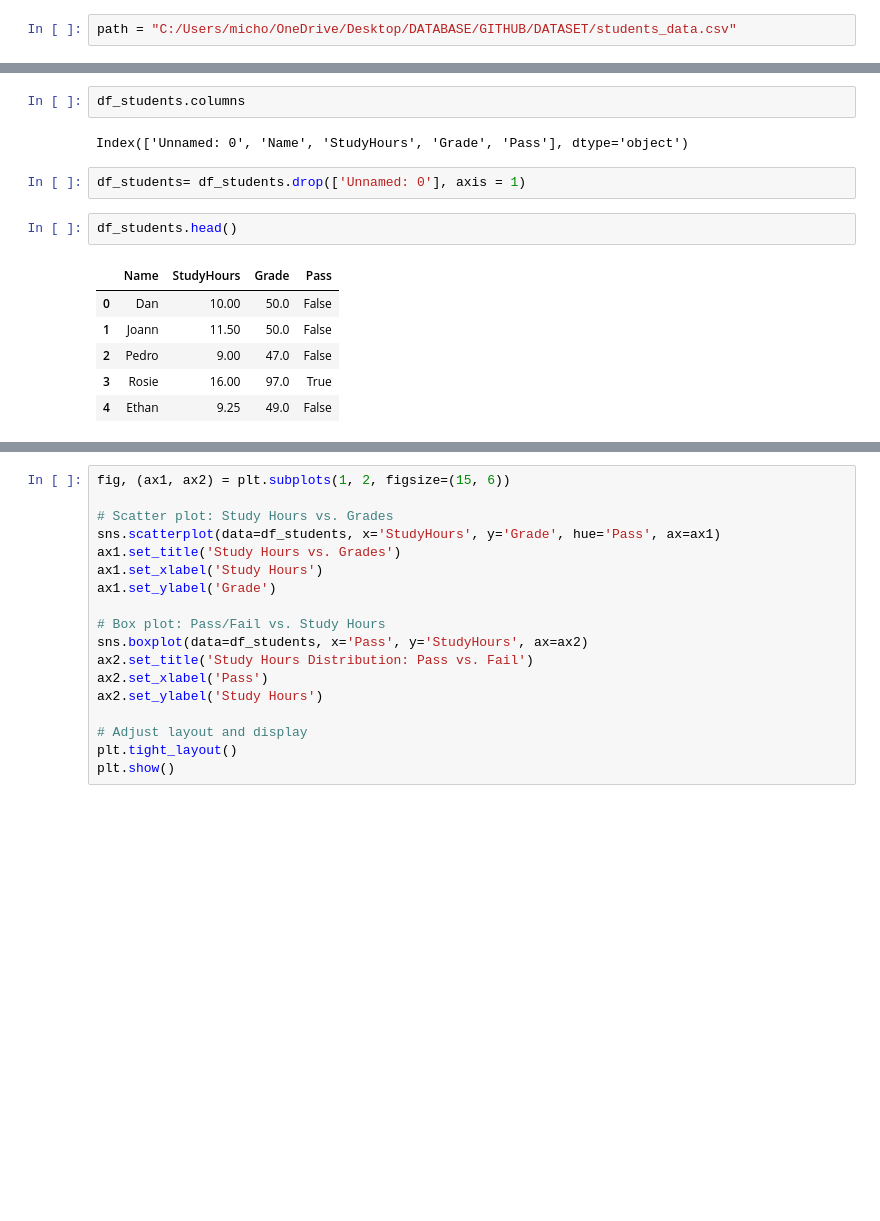
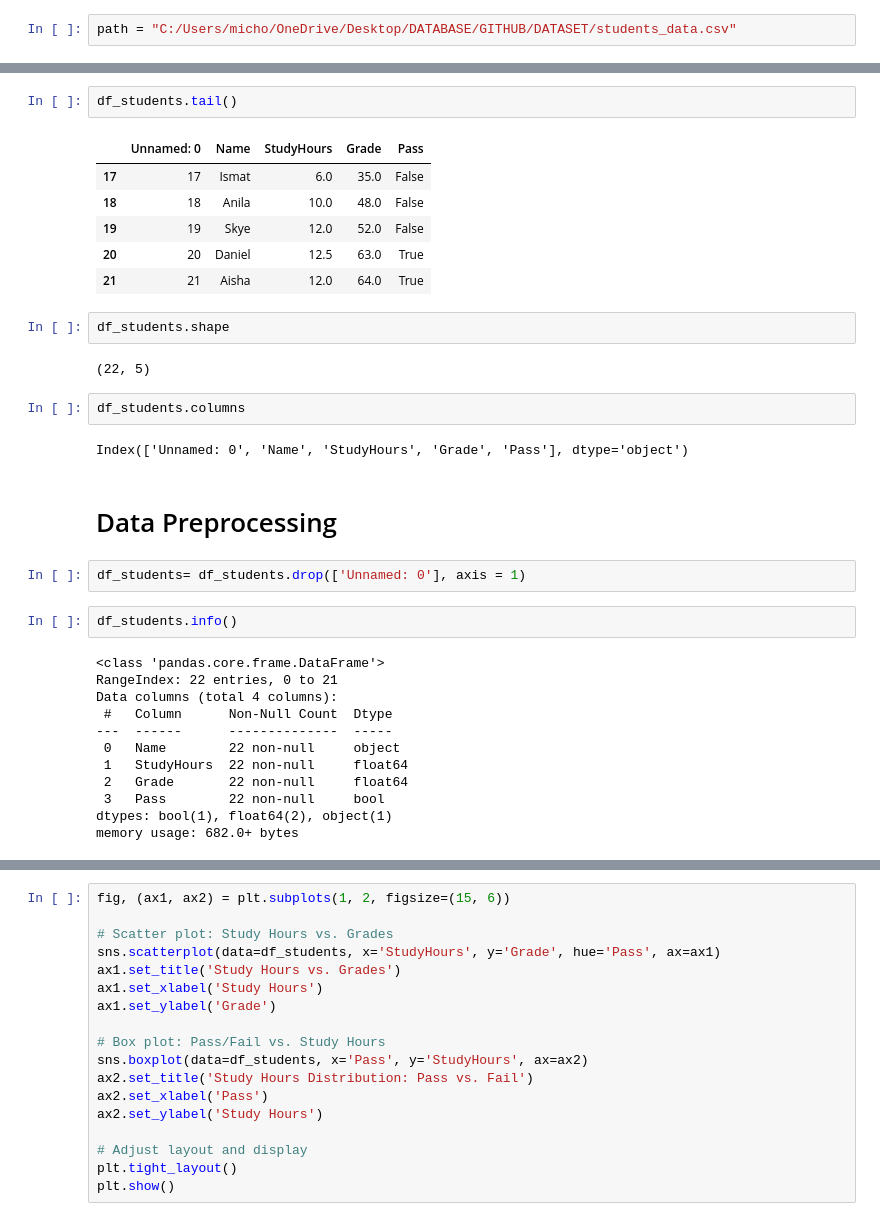
Before and after one commit to Bhabhatunde/Portfolio, a Jupyter notebook: Student's Performance Analysis.ipynb, the cells around one changed output, grey strips where cells are left out. Saved outputs shown, nothing was run; the diff lists cells and outputs as text; blank space fills up the shorter version.

```diff
--- a/Student's Performance Analysis.ipynb
+++ b/Student's Performance Analysis.ipynb
@@ -62,15 +60,35 @@ df_students
+# %%
+df_students.tail()
+# %% [output]
+|  | Unnamed: 0 | Name | StudyHours | Grade | Pass |
+| 17 | 17 | Ismat | 6.0 | 35.0 | False |
+| 18 | 18 | Anila | 10.0 | 48.0 | False |
+| 19 | 19 | Skye | 12.0 | 52.0 | False |
+| 20 | 20 | Daniel | 12.5 | 63.0 | True |
+| 21 | 21 | Aisha | 12.0 | 64.0 | True |
+# %%
+df_students.shape
+# %% [output]
+(22, 5)
 # %%
 df_students.columns
 # %% [output]
 Index(['Unnamed: 0', 'Name', 'StudyHours', 'Grade', 'Pass'], dtype='object')
+# %% [markdown]
+# Data Preprocessing
 # %%
 df_students= df_students.drop(['Unnamed: 0'], axis = 1)
 # %%
-df_students.head()
+df_students.info()
 # %% [output]
-|  | Name | StudyHours | Grade | Pass |
-| 0 | Dan | 10.00 | 50.0 | False |
-| 1 | Joann | 11.50 | 50.0 | False |
-| 2 | Pedro | 9.00 | 47.0 | False |
-| 3 | Rosie | 16.00 | 97.0 | True |
-| 4 | Ethan | 9.25 | 49.0 | False |
+<class 'pandas.core.frame.DataFrame'>
+RangeIndex: 22 entries, 0 to 21
+Data columns (total 4 columns):
+ #   Column      Non-Null Count  Dtype
+---  ------      --------------  -----
+ 0   Name        22 non-null     object
+ 1   StudyHours  22 non-null     float64
+ 2   Grade       22 non-null     float64
+ 3   Pass        22 non-null     bool
+dtypes: bool(1), float64(2), object(1)
+memory usage: 682.0+ bytes
```
Also changed, not shown: parts of 9 cells of this notebook.
